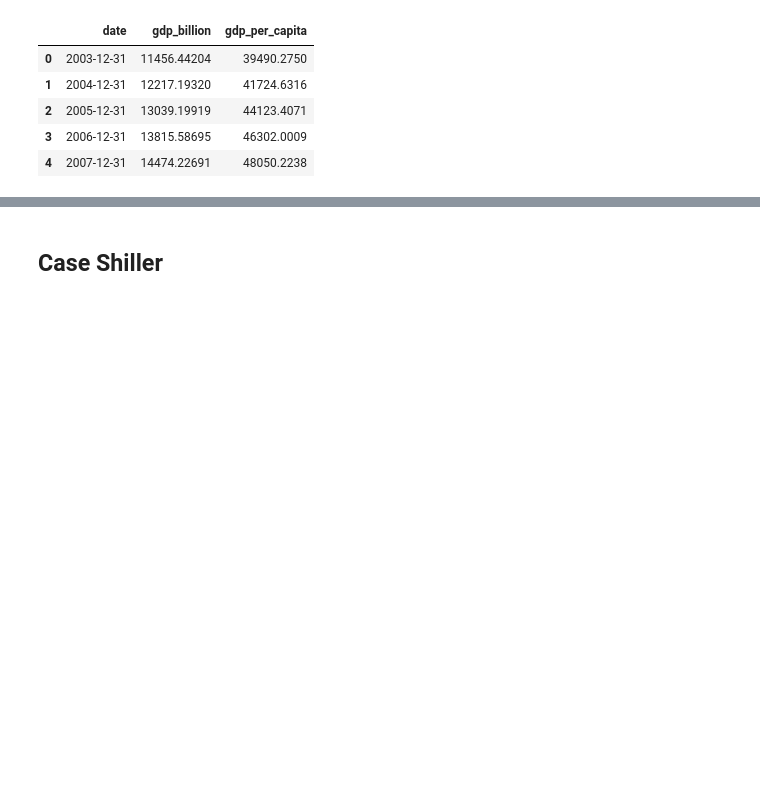
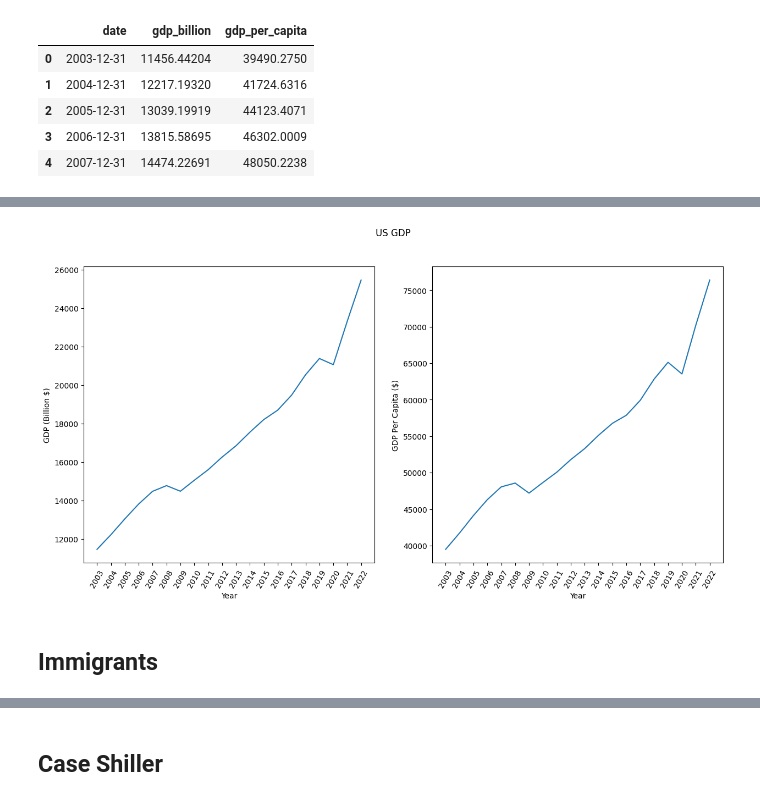
Before and after one commit to VastavTailwal/US-Home-Price-Prediction, a Jupyter notebook: home-price-data-wrangling.ipynb, the cells around one changed output, grey strips where cells are left out. Saved outputs shown, nothing was run; the diff lists cells and outputs as text; code cells hidden in the pictures; blank space fills up the shorter version.

```diff
--- a/home-price-data-wrangling.ipynb
+++ b/home-price-data-wrangling.ipynb
@@ -80,0 +82,22 @@ gdp.to_csv('gdp.csv', index=False, header=True)
+# %%
+fig, ax = plt.subplots(nrows=1, ncols=2, figsize=(15, 7))
+
+fig.suptitle('US GDP')
+
+ax[0].plot(gdp['year'], gdp['gdp_billion'])
+ax[0].set_xlabel('Year')
+ax[0].set_ylabel('GDP (Billion $)')
+ax[0].set_xticks(gdp['year'])
+ax[0].tick_params(axis='x', labelrotation=60)
+
+ax[1].plot(gdp['year'], gdp['gdp_per_capita'])
+ax[1].set_xlabel('Year')
+ax[1].set_ylabel('GDP Per Capita ($)')
+ax[1].set_xticks(gdp['year'])
+ax[1].tick_params(axis='x', labelrotation=60)
+
+plt.show()
+# %% [output]
+[figure, added]
+# %% [markdown]
+## Immigrants
```
Also changed, not shown: parts of 40 cells of this notebook, 19 other files.
